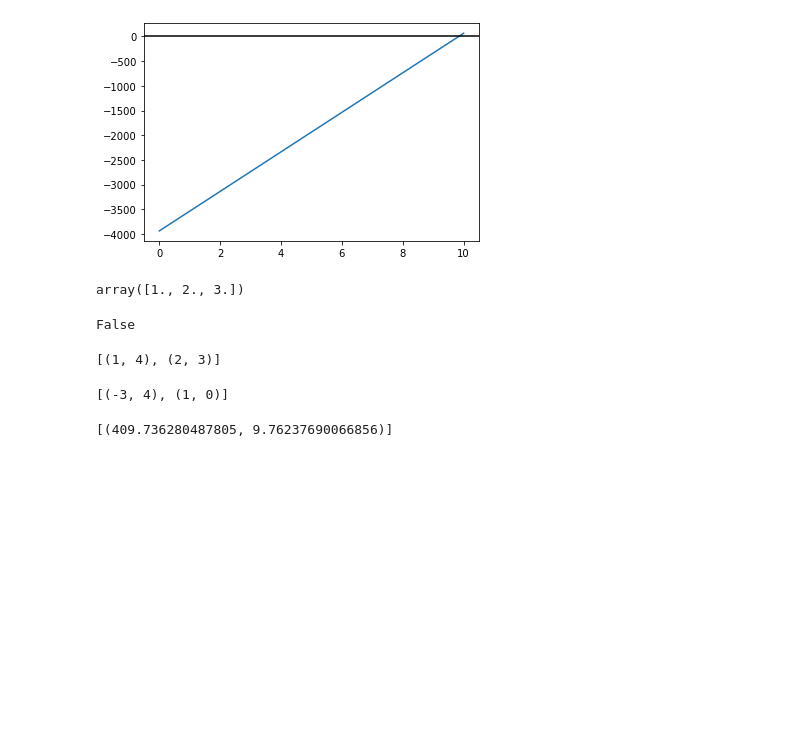
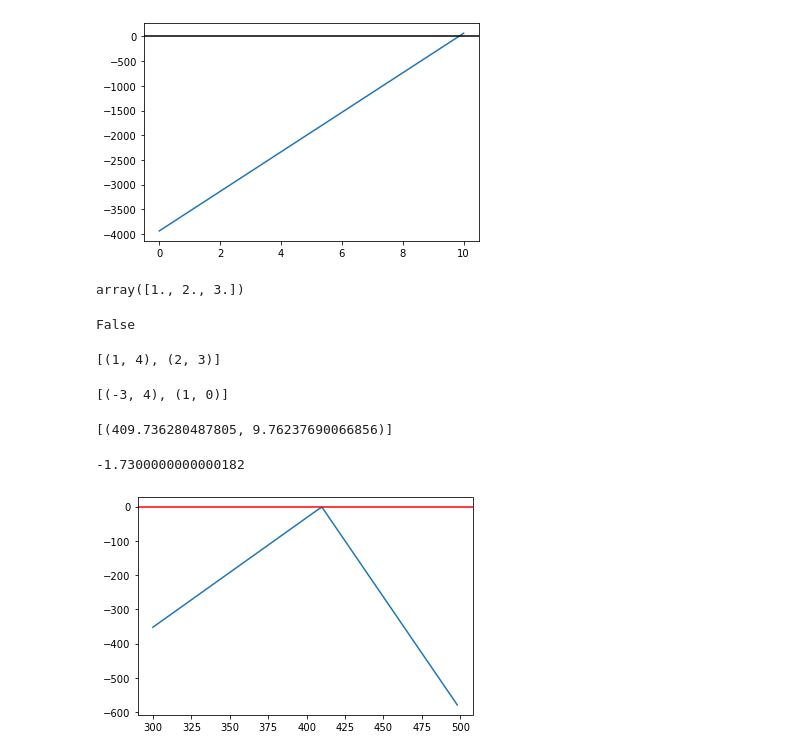
Before and after one commit to jiltednut/stat_calc_py, a Jupyter notebook: Chapter_4/Functions_&_Algebra.ipynb, the cells around one changed output. Cells and saved outputs as stored; diff of their text form; code cells hidden in the pictures; blank space fills up the shorter version.

```diff
--- a/Chapter_4/Functions_&_Algebra.ipynb
+++ b/Chapter_4/Functions_&_Algebra.ipynb
@@ -227,6 +227,7 @@ y = Symbol('y') # burger_sale_price
 burger_cost_price = 6.56
 overhead = 1312.13
 revenue = x * y
+town_budget = 4000
 
 profit = (x * (y - burger_cost_price)) - overhead
 # (x * (y - burger_cost_price)) = overhead
@@ -236,3 +237,27 @@ profit = (x * (y - burger_cost_price)) - overhead
 solve([x * (y - burger_cost_price) - overhead, x * y - 4000], x, y)
 # %% [output]
 [(409.736280487805, 9.76237690066856)]
+# %%
+# 4.
+def solve_function(num_burgers, burger_sale_price):
+    demand = town_budget / burger_sale_price
+    if num_burgers > demand:
+        return town_budget - (num_burgers * burger_cost_price) - overhead
+
+    return (num_burgers * (burger_sale_price - burger_cost_price)) - overhead
+# %%
+solve_function(410, 9.77)
+# %% [output]
+-1.7300000000000182
+# %%
+# 5.
+x = np.arange(300, 500, 2)
+burger_sale_price = 9.76
+profits_976 = [solve_function(x, burger_sale_price) for x in x]
+profits_976
+
+plt.plot(x, profits_976)
+plt.axhline(0, c = 'r')
+plt.show()
+# %% [output]
+[figure, added]
```
Also changed, not shown: parts of 4 cells of this notebook.
